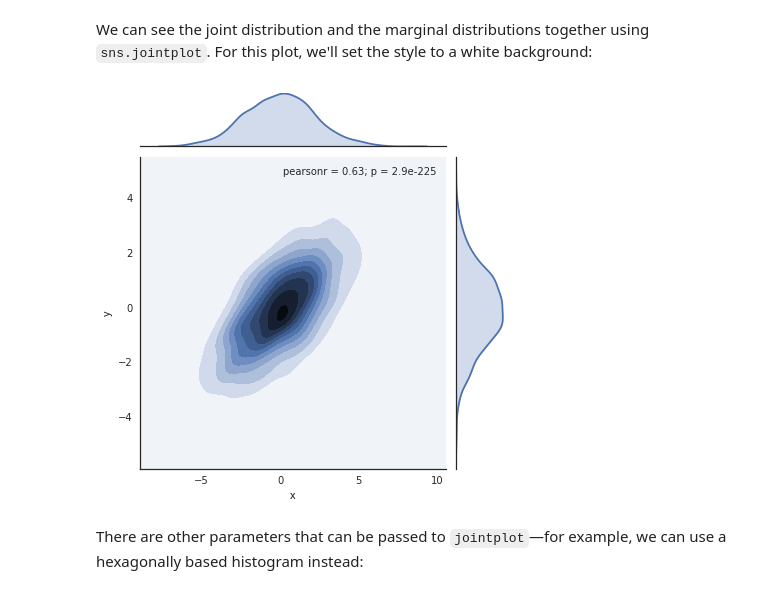
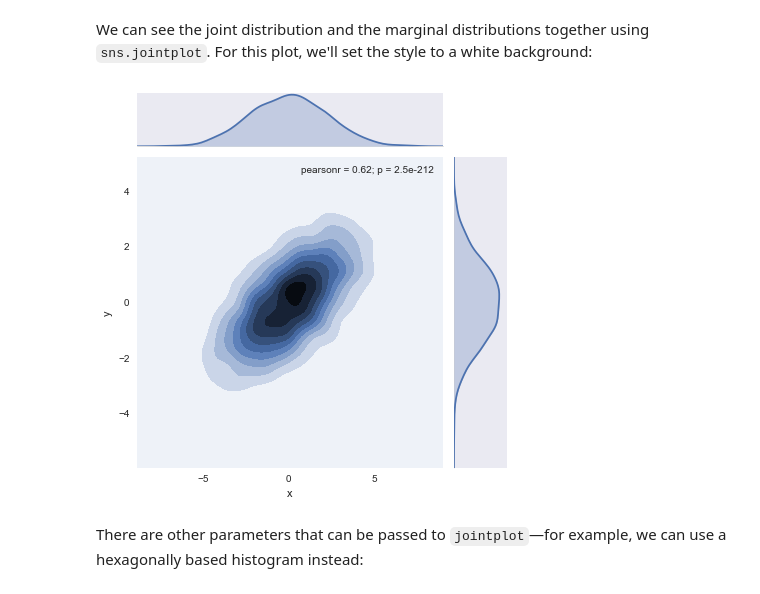
Before and after one commit to kd-nguyen/Python-data-science-handbook, a Jupyter notebook: PythonDataScienceHandbook-master/notebooks/04.14-Visualization-With-Seaborn.ipynb, the cells around one changed output. Drawn from its saved outputs; the diff is of its cells as text; code cells hidden in the pictures.

```diff
--- a/PythonDataScienceHandbook-master/notebooks/04.14-Visualization-With-Seaborn.ipynb
+++ b/PythonDataScienceHandbook-master/notebooks/04.14-Visualization-With-Seaborn.ipynb
@@ -127,10 +148,10 @@ sns.kdeplot(data);
 We can see the joint distribution and the marginal distributions together using ``sns.jointplot``.
 For this plot, we'll set the style to a white background:
 # %%
-with sns.axes_style('white'):
+with sns.axes_style('dark'):
     sns.jointplot("x", "y", data, kind='kde');
 # %% [output]
-[figure, old version]
+[figure, new version]
 # %% [markdown]
 There are other parameters that can be passed to ``jointplot``—for example, we can use a hexagonally based histogram instead:
 # %%
```
Also changed, not shown: parts of 28 cells of this notebook.
